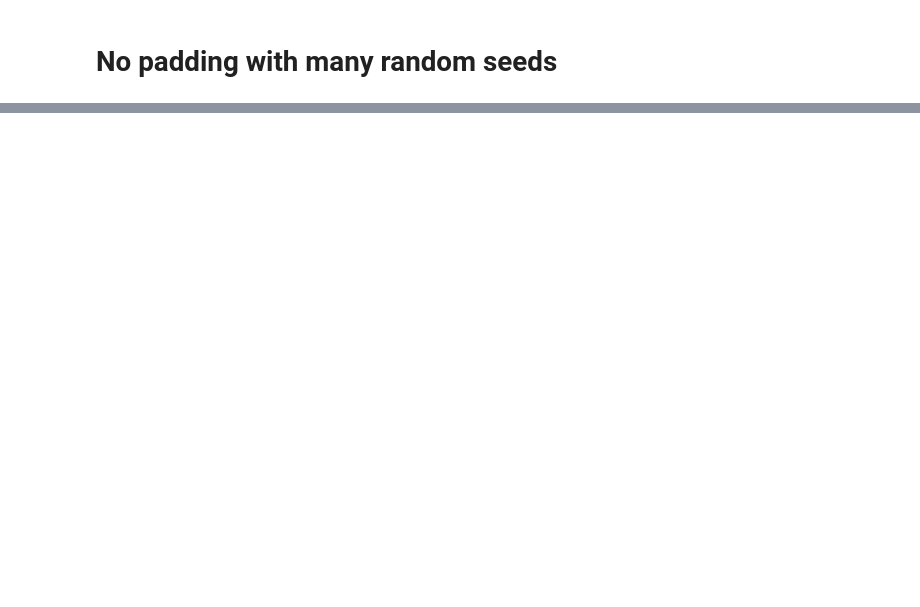
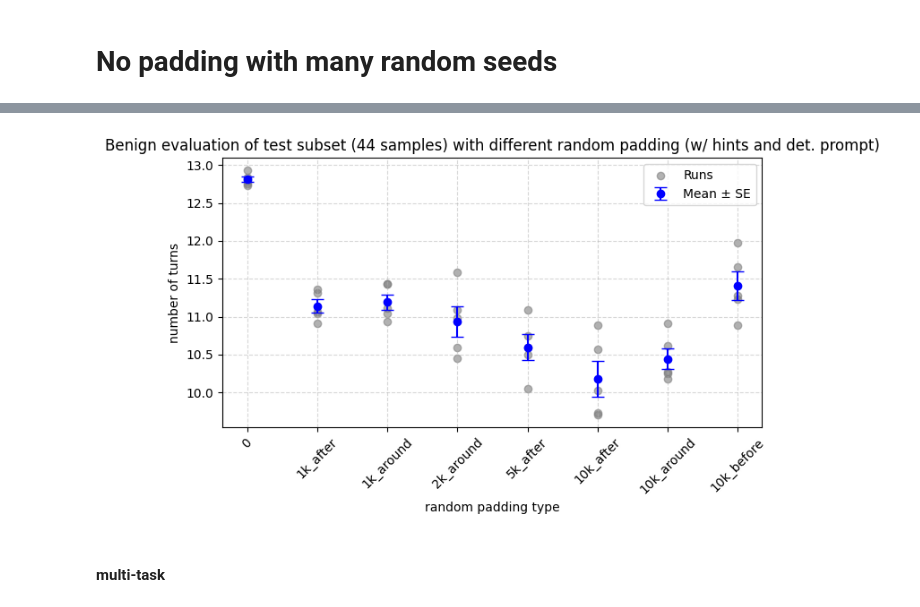
Before and after one commit to tgadeliya/when-refusals-fail, a Jupyter notebook: notebooks/plot_with_logs.ipynb, the cells around one changed output, grey strips where cells are left out. Cells and saved outputs as stored; diff of their text form; code cells hidden in the pictures; blank space fills up the shorter version.

```diff
--- a/notebooks/plot_with_logs.ipynb
+++ b/notebooks/plot_with_logs.ipynb
@@ -542,0 +346,7 @@ plt.show()
+# %%
+# print(rand_pad_after_seed_ablation)
+plot_dict_with_rs({k:v.metrics_num_turns_agg for k,v in rand_pad_after_seed_ablation.items()}, xlabel="random padding type", ylabel="number of turns", title="Benign evaluation of test subset (44 samples) with different random padding (w/ hints and det. prompt)", connect_keys=False)
+# %% [output]
+[figure, added]
+# %% [markdown]
+#### multi-task
```
Also changed, not shown: parts of 59 cells of this notebook, 4 other files.
